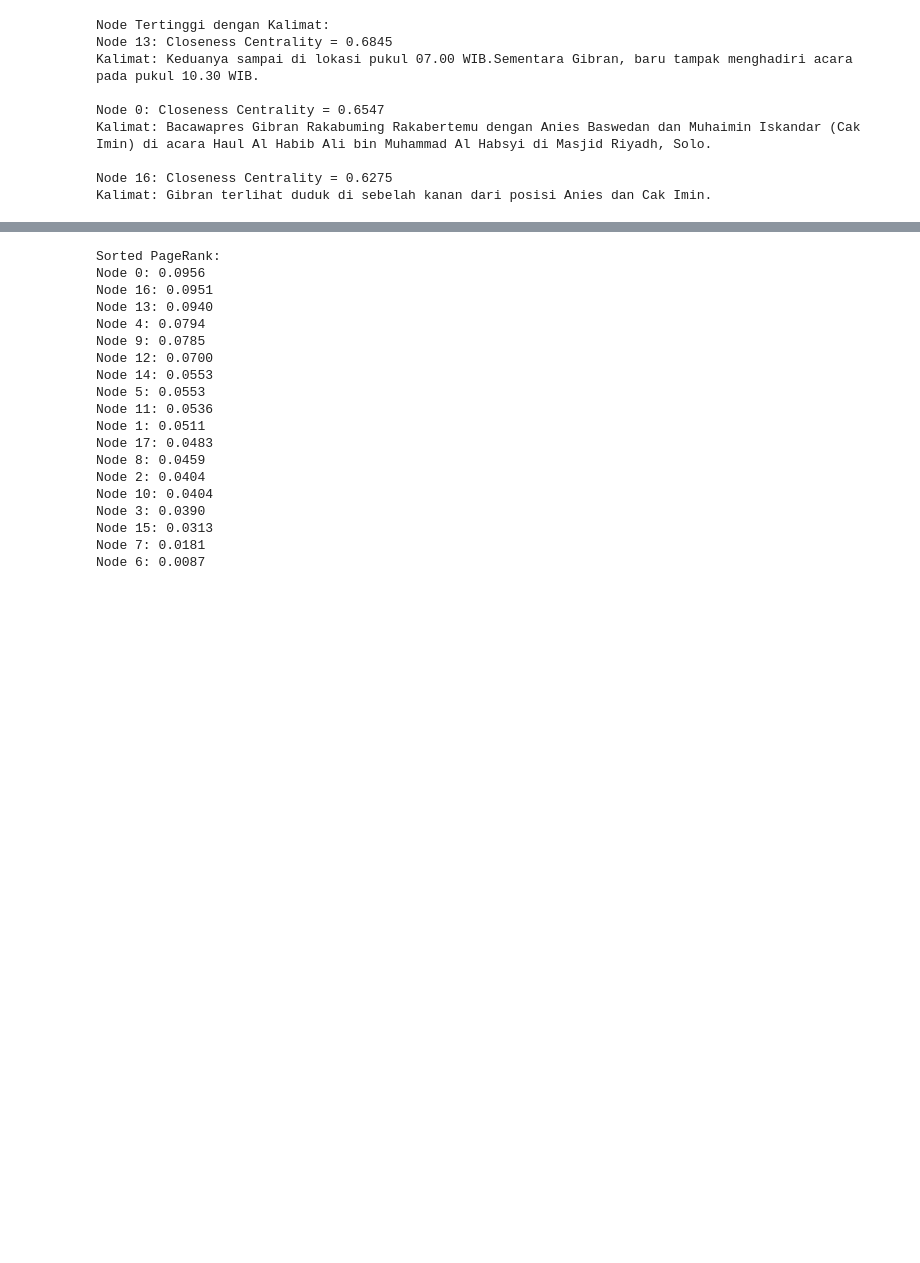
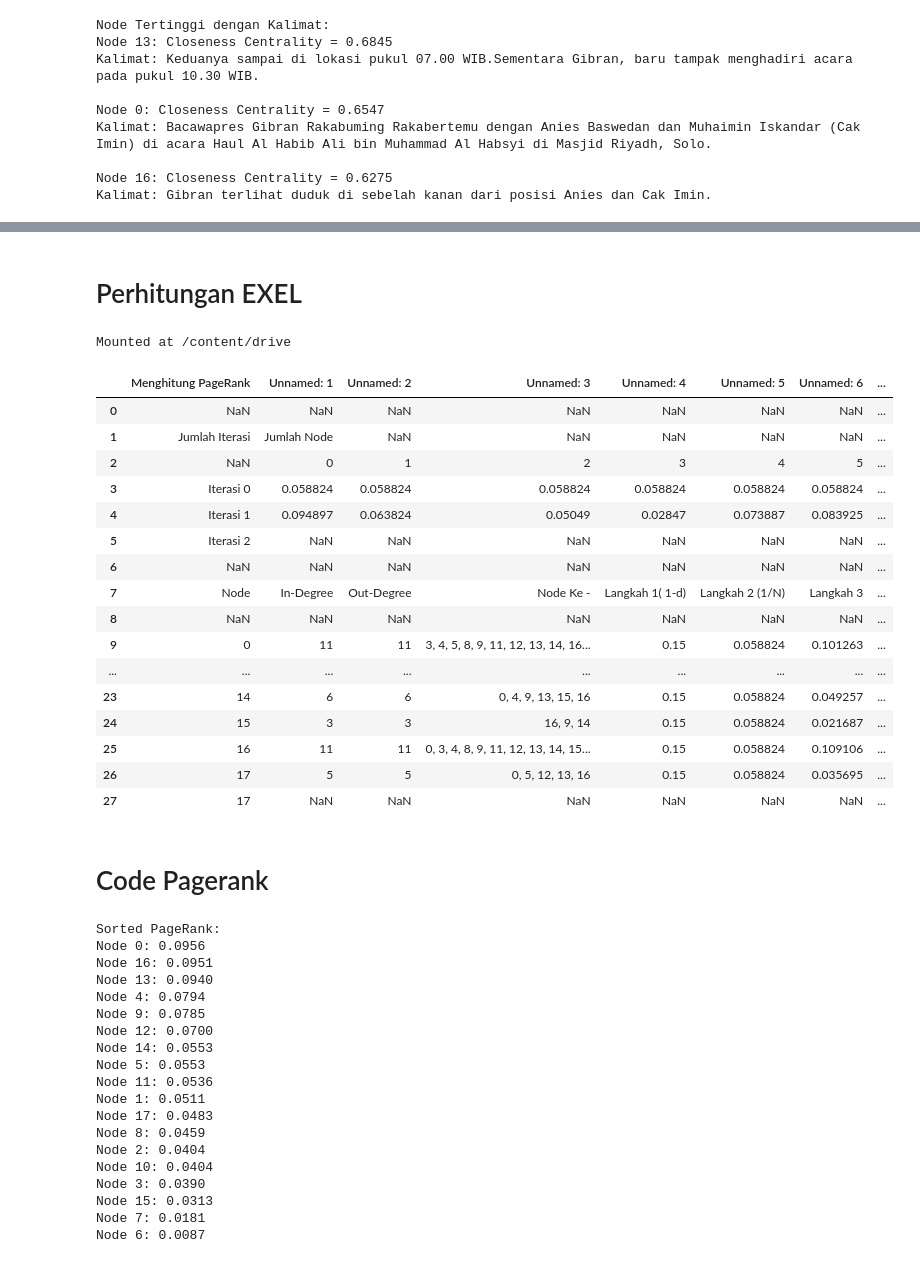
Before and after one commit to muflikhatin/web-1, a Jupyter notebook: _sources/closeness_centrality.ipynb, the cells around one changed output, grey strips where cells are left out. Cells and saved outputs as stored; diff of their text form; code cells hidden in the pictures; blank space fills up the shorter version.

```diff
--- a/_sources/closeness_centrality.ipynb
+++ b/_sources/closeness_centrality.ipynb
@@ -325,3 +372,34 @@ Kalimat: Gibran terlihat duduk di sebelah kanan dari posisi Anies dan Cak Imin.
+# %% [markdown]
+# Perhitungan EXEL
+# %%
+from google.colab import drive
+drive.mount('/content/drive')
+# %% [output]
+Mounted at /content/drive
+# %%
+import pandas as pd
+file = pd.read_excel('/content/drive/MyDrive/UAS_PPW/tugas/hitungan_manual_pagerank.xlsx')
+file
+# %% [output]
+|  | Menghitung PageRank | Unnamed: 1 | Unnamed: 2 | Unnamed: 3 | Unnamed: 4 | Unnamed: 5 | Unnamed: 6 | ... |
+| 0 | NaN | NaN | NaN | NaN | NaN | NaN | NaN | ... |
+| 1 | Jumlah Iterasi | Jumlah Node | NaN | NaN | NaN | NaN | NaN | ... |
+| 2 | NaN | 0 | 1 | 2 | 3 | 4 | 5 | ... |
+| 3 | Iterasi 0 | 0.058824 | 0.058824 | 0.058824 | 0.058824 | 0.058824 | 0.058824 | ... |
+| 4 | Iterasi 1 | 0.094897 | 0.063824 | 0.05049 | 0.02847 | 0.073887 | 0.083925 | ... |
+| 5 | Iterasi 2 | NaN | NaN | NaN | NaN | NaN | NaN | ... |
+| 6 | NaN | NaN | NaN | NaN | NaN | NaN | NaN | ... |
+| 7 | Node | In-Degree | Out-Degree | Node Ke - | Langkah 1( 1-d) | Langkah 2 (1/N) | Langkah 3 | ... |
+| 8 | NaN | NaN | NaN | NaN | NaN | NaN | NaN | ... |
+| 9 | 0 | 11 | 11 | 3, 4, 5, 8, 9, 11, 12, 13, 14, 16... | 0.15 | 0.058824 | 0.101263 | ... |
+| ... | ... | ... | ... | ... | ... | ... | ... | ... |
+| 23 | 14 | 6 | 6 | 0, 4, 9, 13, 15, 16 | 0.15 | 0.058824 | 0.049257 | ... |
+| 24 | 15 | 3 | 3 | 16, 9, 14 | 0.15 | 0.058824 | 0.021687 | ... |
+| 25 | 16 | 11 | 11 | 0, 3, 4, 8, 9, 11, 12, 13, 14, 15... | 0.15 | 0.058824 | 0.109106 | ... |
+| 26 | 17 | 5 | 5 | 0, 5, 12, 13, 16 | 0.15 | 0.058824 | 0.035695 | ... |
+| 27 | 17 | NaN | NaN | NaN | NaN | NaN | NaN | ... |
+# %% [markdown]
+# Code Pagerank
 # %%
 pagerank = nx.pagerank(G)
 
```
Also changed, not shown: parts of 17 cells of this notebook, 25 other files.
